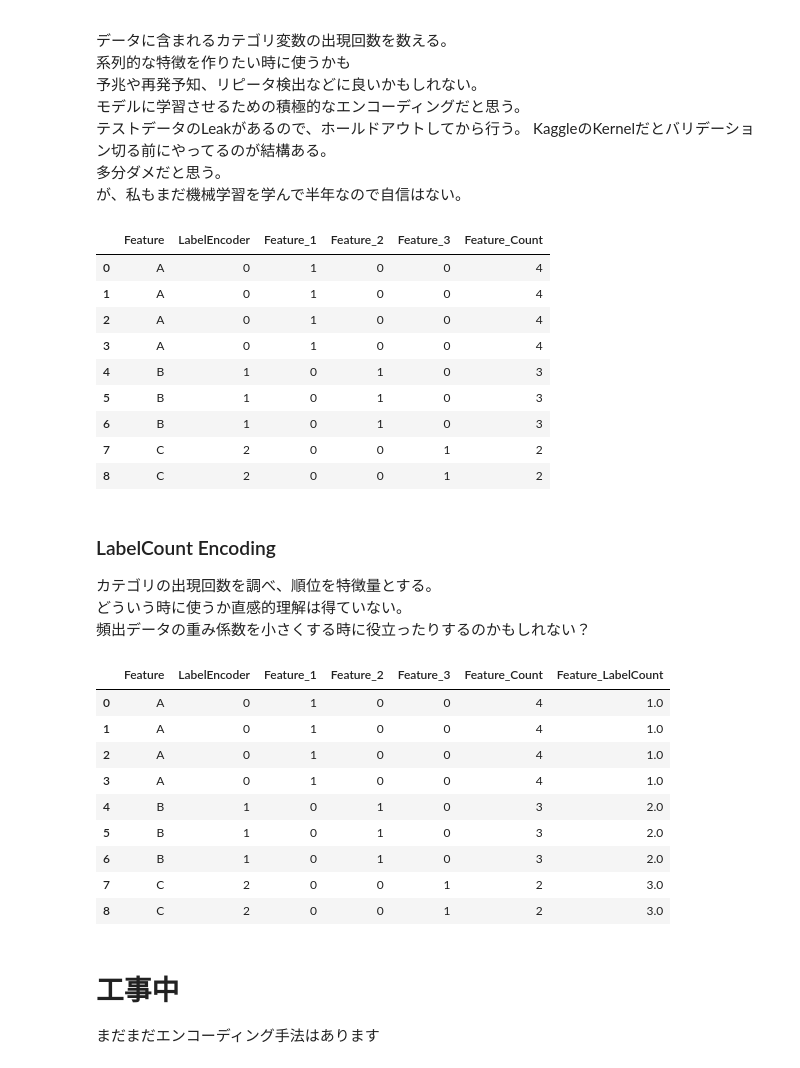
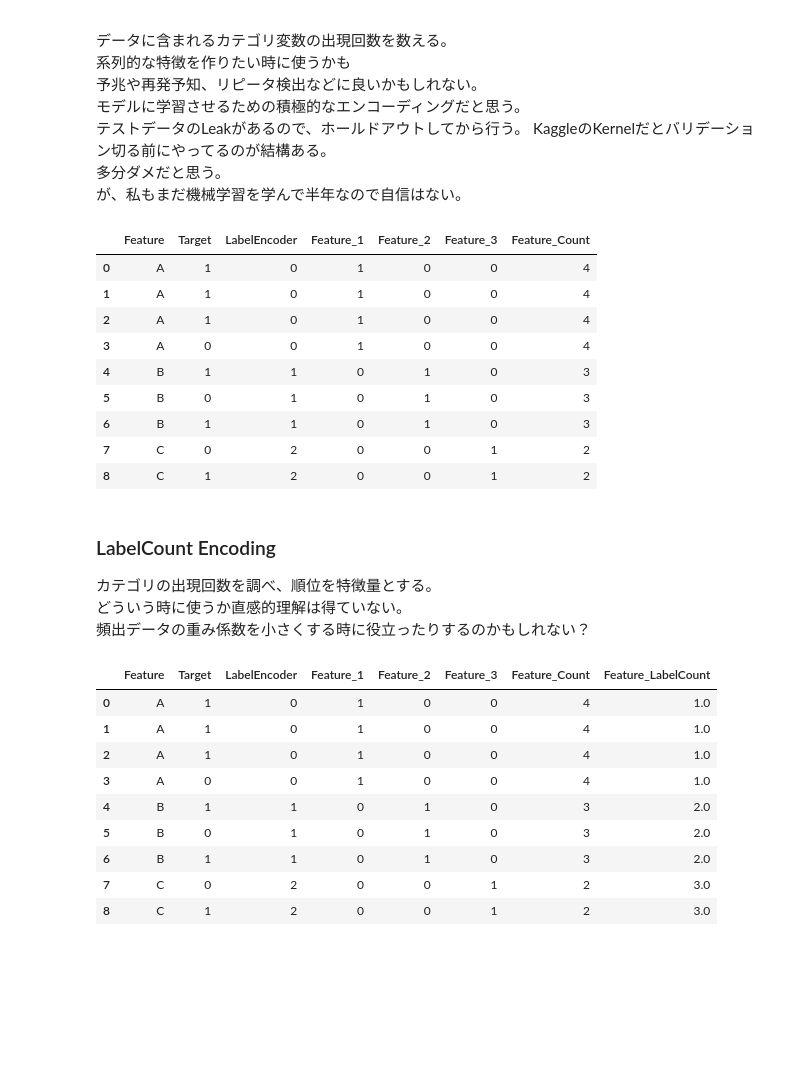
Before and after one commit to pea-sys/Til, a Jupyter notebook: CategoricalVariablesEncoding.ipynb, the cells around one changed output. Cells and saved outputs as stored; diff of their text form; code cells hidden in the pictures; blank space fills up the shorter version.

```diff
--- a/CategoricalVariablesEncoding.ipynb
+++ b/CategoricalVariablesEncoding.ipynb
@@ -14,6 +14,7 @@ Kaggleに取り組むにあたり学んだあれこれをアウトプットし
 # %%
 import pandas as pd
 # %%
-df = pd.DataFrame(["A","A","A","A","B","B","B","C","C"],columns=['Feature'],dtype='category')
+#df = pd.DataFrame(["A","A","A","A","B","B","B","C","C"],dtype='category')
+df = pd.DataFrame({'Feature':["A","A","A","A","B","B","B","C","C"],'Target':[1,1,1,0,1,0,1,0,1]})
 df
 # %% [output]
@@ -110,39 +113,36 @@ KaggleのKernelだとバリデーション切る前にやってるのが結構
 多分ダメだと思う。
 が、私もまだ機械学習を学んで半年なので自信はない。
 # %%
-df['Feature_Count'] = df.groupby('Feature')['LabelEncoder'].transform('count')
+df['Feature_Count'] = df.groupby('Feature')['Target'].transform('count')
 df
 # %% [output]
-|  | Feature | LabelEncoder | Feature_1 | Feature_2 | Feature_3 | Feature_Count |
-| 0 | A | 0 | 1 | 0 | 0 | 4 |
-| 1 | A | 0 | 1 | 0 | 0 | 4 |
-| 2 | A | 0 | 1 | 0 | 0 | 4 |
-| 3 | A | 0 | 1 | 0 | 0 | 4 |
-| 4 | B | 1 | 0 | 1 | 0 | 3 |
-| 5 | B | 1 | 0 | 1 | 0 | 3 |
-| 6 | B | 1 | 0 | 1 | 0 | 3 |
-| 7 | C | 2 | 0 | 0 | 1 | 2 |
-| 8 | C | 2 | 0 | 0 | 1 | 2 |
+|  | Feature | Target | LabelEncoder | Feature_1 | Feature_2 | Feature_3 | Feature_Count |
+| 0 | A | 1 | 0 | 1 | 0 | 0 | 4 |
+| 1 | A | 1 | 0 | 1 | 0 | 0 | 4 |
+| 2 | A | 1 | 0 | 1 | 0 | 0 | 4 |
+| 3 | A | 0 | 0 | 1 | 0 | 0 | 4 |
+| 4 | B | 1 | 1 | 0 | 1 | 0 | 3 |
+| 5 | B | 0 | 1 | 0 | 1 | 0 | 3 |
+| 6 | B | 1 | 1 | 0 | 1 | 0 | 3 |
+| 7 | C | 0 | 2 | 0 | 0 | 1 | 2 |
+| 8 | C | 1 | 2 | 0 | 0 | 1 | 2 |
 # %% [markdown]
 ### LabelCount Encoding
 カテゴリの出現回数を調べ、順位を特徴量とする。
 どういう時に使うか直感的理解は得ていない。
 頻出データの重み係数を小さくする時に役立ったりするのかもしれない？
 # %%
-count_rank = df.groupby('Feature')['LabelEncoder'].count().rank(ascending=False)
+count_rank = df.groupby('Feature')['Target'].count().rank(ascending=False)
 df['Feature_LabelCount'] = df['Feature'].map(count_rank)
 df
 # %% [output]
-|  | Feature | LabelEncoder | Feature_1 | Feature_2 | Feature_3 | Feature_Count | Feature_LabelCount |
-| 0 | A | 0 | 1 | 0 | 0 | 4 | 1.0 |
-| 1 | A | 0 | 1 | 0 | 0 | 4 | 1.0 |
-| 2 | A | 0 | 1 | 0 | 0 | 4 | 1.0 |
-| 3 | A | 0 | 1 | 0 | 0 | 4 | 1.0 |
-| 4 | B | 1 | 0 | 1 | 0 | 3 | 2.0 |
-| 5 | B | 1 | 0 | 1 | 0 | 3 | 2.0 |
-| 6 | B | 1 | 0 | 1 | 0 | 3 | 2.0 |
-| 7 | C | 2 | 0 | 0 | 1 | 2 | 3.0 |
-| 8 | C | 2 | 0 | 0 | 1 | 2 | 3.0 |
+|  | Feature | Target | LabelEncoder | Feature_1 | Feature_2 | Feature_3 | Feature_Count | Feature_LabelCount |
+| 0 | A | 1 | 0 | 1 | 0 | 0 | 4 | 1.0 |
+| 1 | A | 1 | 0 | 1 | 0 | 0 | 4 | 1.0 |
+| 2 | A | 1 | 0 | 1 | 0 | 0 | 4 | 1.0 |
+| 3 | A | 0 | 0 | 1 | 0 | 0 | 4 | 1.0 |
+| 4 | B | 1 | 1 | 0 | 1 | 0 | 3 | 2.0 |
+| 5 | B | 0 | 1 | 0 | 1 | 0 | 3 | 2.0 |
+| 6 | B | 1 | 1 | 0 | 1 | 0 | 3 | 2.0 |
+| 7 | C | 0 | 2 | 0 | 0 | 1 | 2 | 3.0 |
+| 8 | C | 1 | 2 | 0 | 0 | 1 | 2 | 3.0 |
-# %% [markdown]
-# 工事中
-まだまだエンコーディング手法はあります
```
Also changed, not shown: parts of 10 cells of this notebook.
